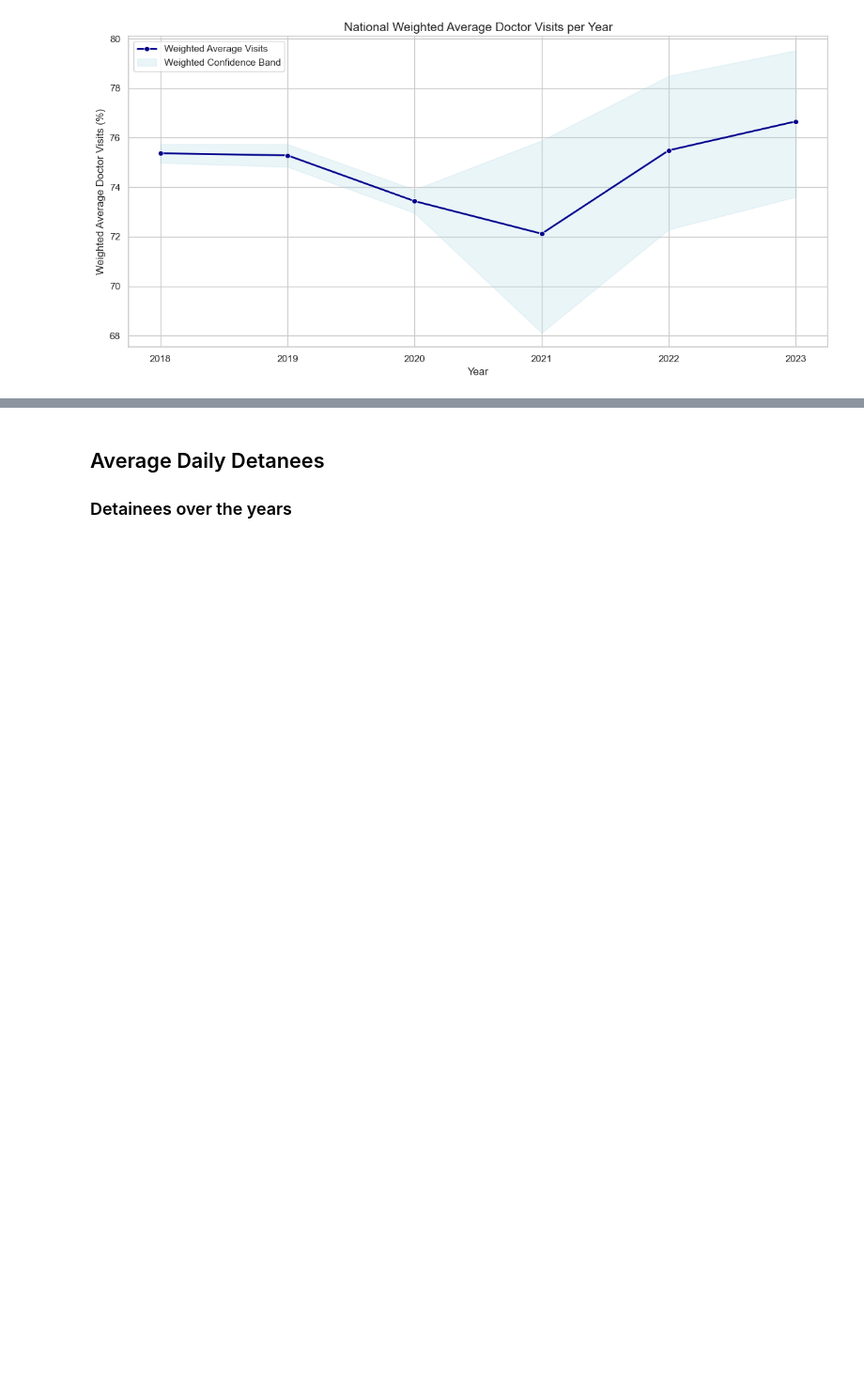
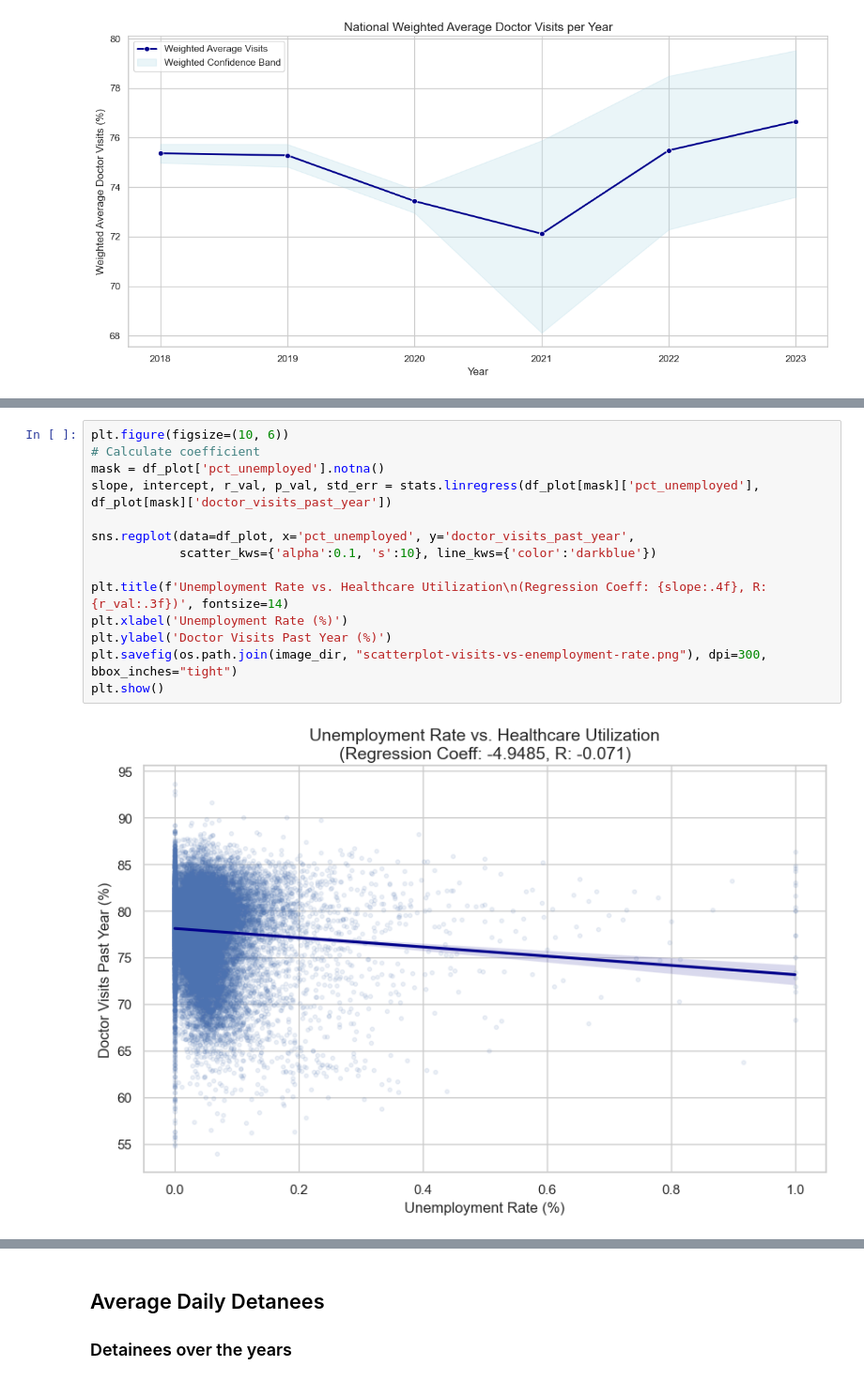
Before and after one commit to riverar9/data698-master-research-project, a Jupyter notebook: Appendix A - Python Code.ipynb, the cells around one changed output, grey strips where cells are left out. Shown at 94% size. Drawn from its saved outputs; the diff is of its cells as text; blank space fills up the shorter version.

```diff
--- a/Appendix A - Python Code.ipynb
+++ b/Appendix A - Python Code.ipynb
@@ -1548,0 +1616,16 @@ plt.show()
+# %%
+plt.figure(figsize=(10, 6))
+# Calculate coefficient
+mask = df_plot['pct_unemployed'].notna()
+slope, intercept, r_val, p_val, std_err = stats.linregress(df_plot[mask]['pct_unemployed'], df_plot[mask]['doctor_visits_past_year'])
+
+sns.regplot(data=df_plot, x='pct_unemployed', y='doctor_visits_past_year',
+            scatter_kws={'alpha':0.1, 's':10}, line_kws={'color':'darkblue'})
+
+plt.title(f'Unemployment Rate vs. Healthcare Utilization\n(Regression Coeff: {slope:.4f}, R: {r_val:.3f})', fontsize=14)
+plt.xlabel('Unemployment Rate (%)')
+plt.ylabel('Doctor Visits Past Year (%)')
+plt.savefig(os.path.join(image_dir, "scatterplot-visits-vs-enemployment-rate.png"), dpi=300, bbox_inches="tight")
+plt.show()
+# %% [output]
+[figure, added]
```
Also changed, not shown: parts of 13 cells of this notebook, 14 other files.
